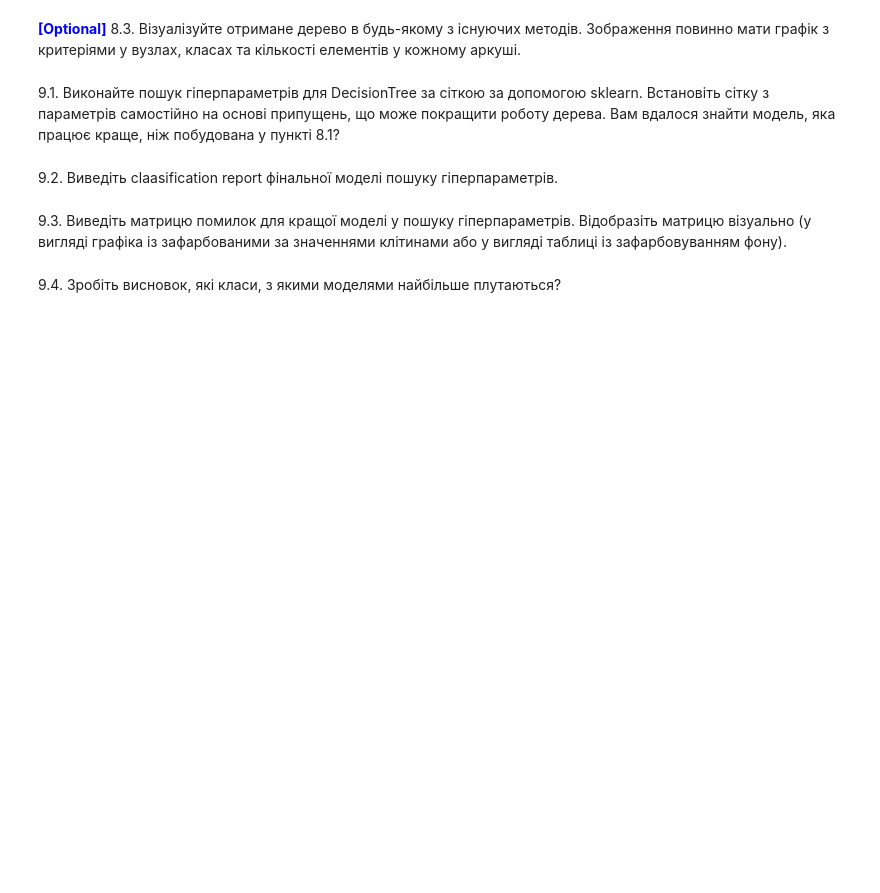
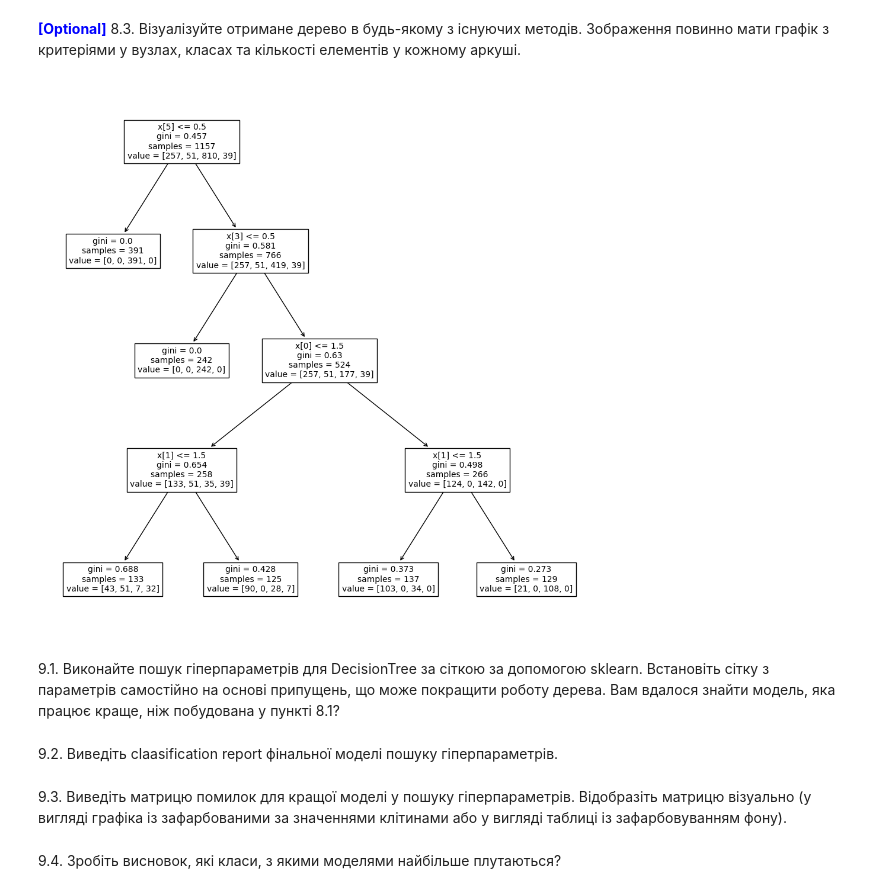
Before and after one commit to dmytrovelychko/rd_ds_python, a Jupyter notebook: hw_5.ipynb, the cells around one changed output. Drawn from its saved outputs; the diff is of its cells as text; code cells hidden in the pictures; blank space fills up the shorter version.

```diff
--- a/hw_5.ipynb
+++ b/hw_5.ipynb
@@ -317,0 +319,3 @@ Accuracy у цьому пункті має бути близько 0.82.
+# %%
+dt_clf = DecisionTreeClassifier(max_depth=4)
+dt_clf = dt_clf.fit(x_train, y_train)
@@ -326,3 +365,9 @@ Accuracy у цьому пункті має бути близько 0.82.
+# %%
+plt.figure(figsize=(12,12))
+tree.plot_tree(dt_clf, fontsize=10)
+plt.show()
+# %% [output]
+[figure, added]
 # %% [markdown]
 9.1. Виконайте пошук гіперпараметрів для DecisionTree за сіткою за допомогою sklearn. Встановіть сітку з параметрів самостійно на основі припущень, що може покращити роботу дерева.
 Вам вдалося знайти модель, яка працює краще, ніж побудована у пункті 8.1?
```
Also changed, not shown: parts of 9 cells of this notebook.
